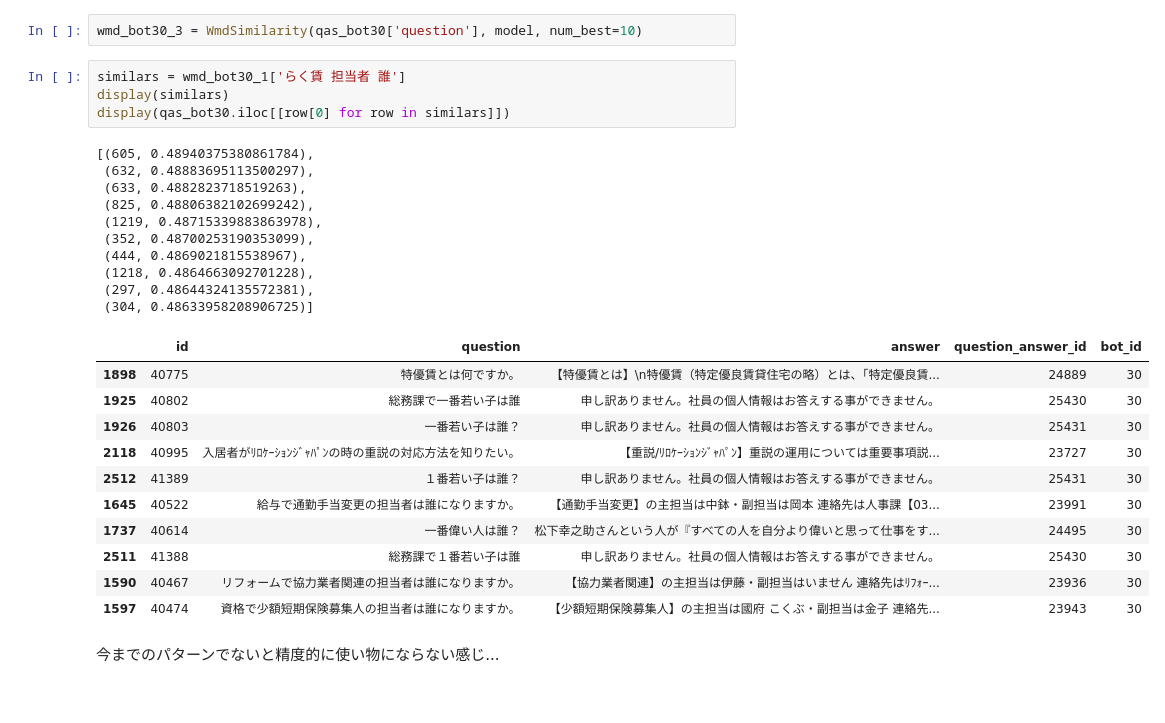
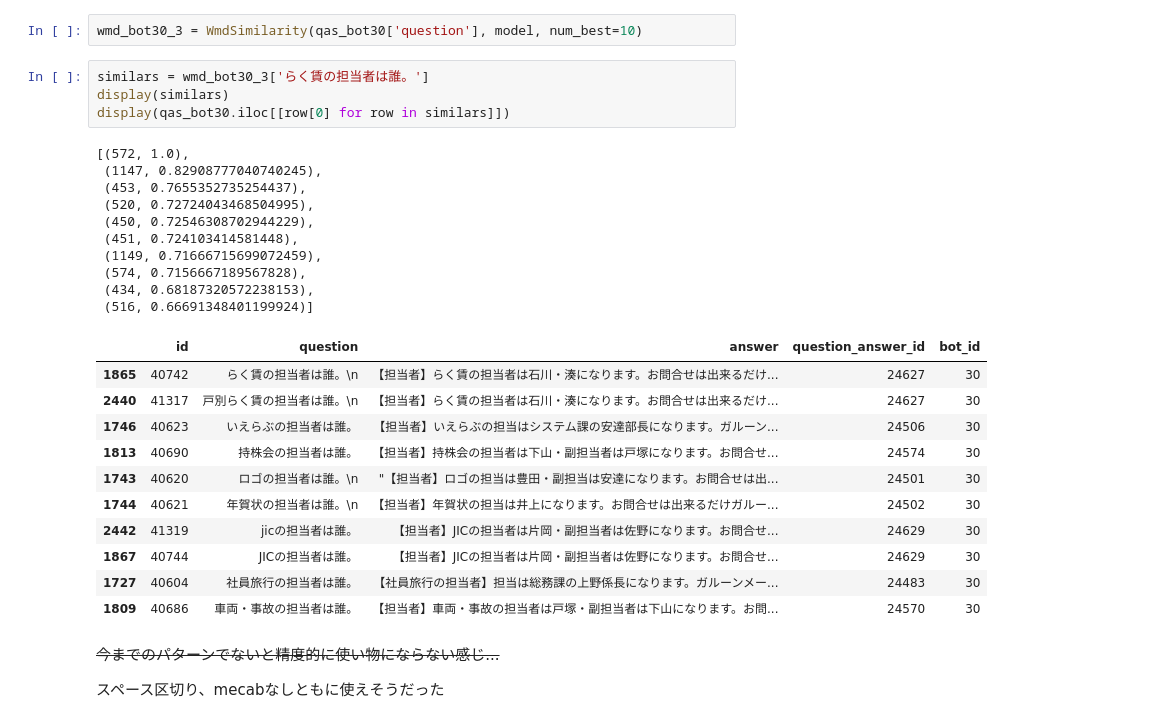
Before and after one commit to terapasta/tic-tac-toe, a Jupyter notebook: learning/prototype/word2vec_WMD/4_wmd_test.ipynb, the cells around one changed output. Saved outputs shown, nothing was run; the diff lists cells and outputs as text.

```diff
--- a/learning/prototype/word2vec_WMD/4_wmd_test.ipynb
+++ b/learning/prototype/word2vec_WMD/4_wmd_test.ipynb
@@ -332,5 +332,5 @@
 # %%
 wmd_bot30_3 = WmdSimilarity(qas_bot30['question'], model, num_best=10)
 # %%
-similars = wmd_bot30_1['らく賃 担当者 誰']
+similars = wmd_bot30_3['らく賃の担当者は誰。']
 display(similars)
@@ -338,24 +338,26 @@
 # %% [output]
-[(605, 0.48940375380861784),
- (632, 0.48883695113500297),
- (633, 0.4882823718519263),
- (825, 0.48806382102699242),
- (1219, 0.48715339883863978),
- (352, 0.48700253190353099),
- (444, 0.4869021815538967),
- (1218, 0.4864663092701228),
- (297, 0.48644324135572381),
- (304, 0.48633958208906725)]
+[(572, 1.0),
+ (1147, 0.82908777040740245),
+ (453, 0.7655352735254437),
+ (520, 0.72724043468504995),
+ (450, 0.72546308702944229),
+ (451, 0.724103414581448),
+ (1149, 0.71666715699072459),
+ (574, 0.7156667189567828),
+ (434, 0.68187320572238153),
+ (516, 0.66691348401199924)]
 |  | id | question | answer | question_answer_id | bot_id |
-| 1898 | 40775 | 特優賃とは何ですか。 | 【特優賃とは】\n特優賃（特定優良賃貸住宅の略）とは、「特定優良賃... | 24889 | 30 |
-| 1925 | 40802 | 総務課で一番若い子は誰 | 申し訳ありません。社員の個人情報はお答えする事ができません。 | 25430 | 30 |
-| 1926 | 40803 | 一番若い子は誰？ | 申し訳ありません。社員の個人情報はお答えする事ができません。 | 25431 | 30 |
-| 2118 | 40995 | 入居者がﾘﾛｹｰｼｮﾝｼﾞｬﾊﾟﾝの時の重説の対応方法を知りたい。 | 【重説/ﾘﾛｹｰｼｮﾝｼﾞｬﾊﾟﾝ】重説の運用については重要事項説... | 23727 | 30 |
-| 2512 | 41389 | １番若い子は誰？ | 申し訳ありません。社員の個人情報はお答えする事ができません。 | 25431 | 30 |
-| 1645 | 40522 | 給与で通勤手当変更の担当者は誰になりますか。 | 【通勤手当変更】の主担当は中鉢・副担当は岡本 連絡先は人事課【03... | 23991 | 30 |
-| 1737 | 40614 | 一番偉い人は誰？ | 松下幸之助さんという人が『すべての人を自分より偉いと思って仕事をす... | 24495 | 30 |
-| 2511 | 41388 | 総務課で１番若い子は誰 | 申し訳ありません。社員の個人情報はお答えする事ができません。 | 25430 | 30 |
-| 1590 | 40467 | リフォームで協力業者関連の担当者は誰になりますか。 | 【協力業者関連】の主担当は伊藤・副担当はいません 連絡先はﾘﾌｫｰ... | 23936 | 30 |
-| 1597 | 40474 | 資格で少額短期保険募集人の担当者は誰になりますか。 | 【少額短期保険募集人】の主担当は國府 こくぶ・副担当は金子 連絡先... | 23943 | 30 |
+| 1865 | 40742 | らく賃の担当者は誰。\n | 【担当者】らく賃の担当者は石川・湊になります。お問合せは出来るだけ... | 24627 | 30 |
+| 2440 | 41317 | 戸別らく賃の担当者は誰。\n | 【担当者】らく賃の担当者は石川・湊になります。お問合せは出来るだけ... | 24627 | 30 |
+| 1746 | 40623 | いえらぶの担当者は誰。 | 【担当者】いえらぶの担当はシステム課の安達部長になります。ガルーン... | 24506 | 30 |
+| 1813 | 40690 | 持株会の担当者は誰。 | 【担当者】持株会の担当者は下山・副担当者は戸塚になります。お問合せ... | 24574 | 30 |
+| 1743 | 40620 | ロゴの担当者は誰。\n | "【担当者】ロゴの担当は豊田・副担当は安達になります。お問合せは出... | 24501 | 30 |
+| 1744 | 40621 | 年賀状の担当者は誰。\n | 【担当者】年賀状の担当は井上になります。お問合せは出来るだけガルー... | 24502 | 30 |
+| 2442 | 41319 | jicの担当者は誰。 | 【担当者】JICの担当者は片岡・副担当者は佐野になります。お問合せ... | 24629 | 30 |
+| 1867 | 40744 | JICの担当者は誰。 | 【担当者】JICの担当者は片岡・副担当者は佐野になります。お問合せ... | 24629 | 30 |
+| 1727 | 40604 | 社員旅行の担当者は誰。 | 【社員旅行の担当者】担当は総務課の上野係長になります。ガルーンメー... | 24483 | 30 |
+| 1809 | 40686 | 車両・事故の担当者は誰。 | 【担当者】車両・事故の担当者は戸塚・副担当者は下山になります。お問... | 24570 | 30 |
-# %% [markdown]
-今までのパターンでないと精度的に使い物にならない感じ...
+# %% [markdown]
+~~今までのパターンでないと精度的に使い物にならない感じ...~~
+
+スペース区切り、mecabなしともに使えそうだった
```
Also changed, not shown: parts of 3 cells of this notebook.
